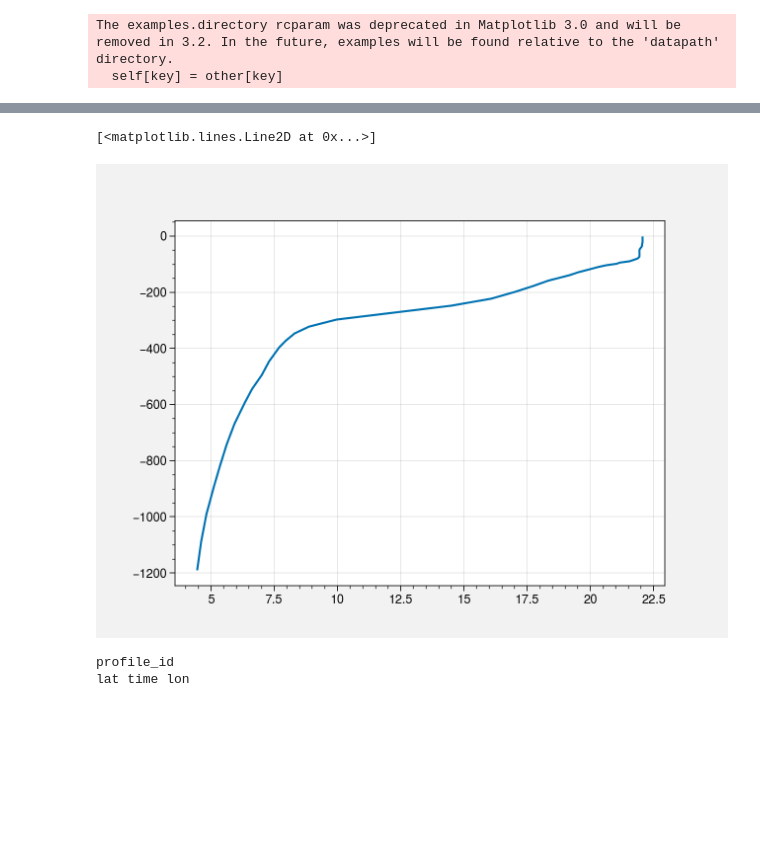
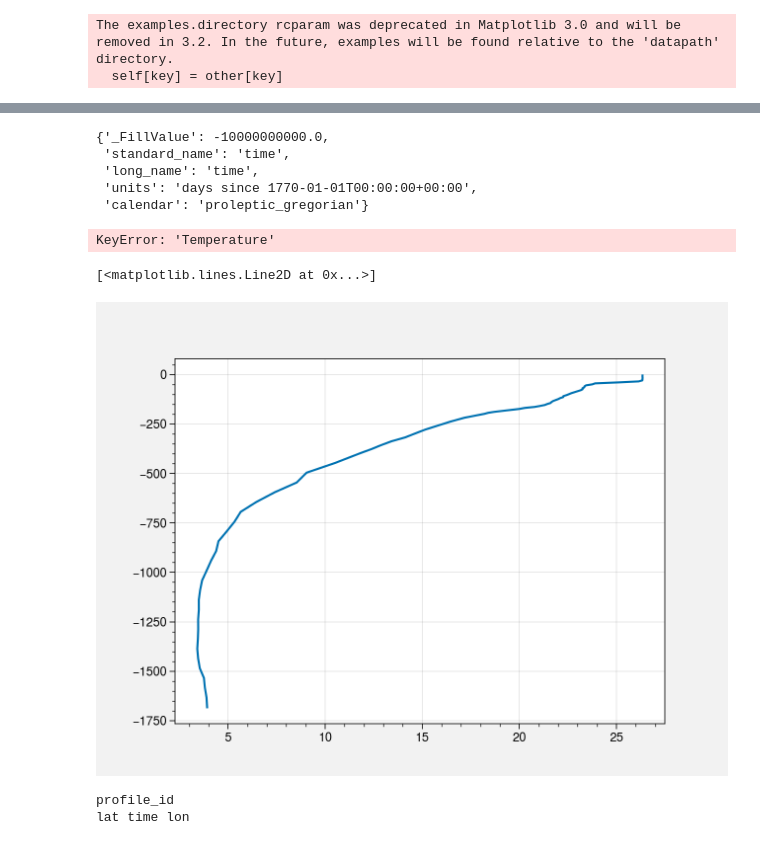
Before and after one commit to CARSv2/cars-v2, a Jupyter notebook: notebooks/WOD_to_CODAv2.ipynb, the cells around one changed output, grey strips where cells are left out. Drawn from its saved outputs; the diff is of its cells as text; code cells hidden in the pictures; blank space fills up the shorter version.

Commit message:
Added attributes and fixed several issues

```diff
--- a/notebooks/WOD_to_CODAv2.ipynb
+++ b/notebooks/WOD_to_CODAv2.ipynb
@@ -284,11 +318,22 @@ Writing file: WOD_CODA_2011_pfl_test_all_vars.nc
-# %%
-CODA_test = xarray.open_dataset(os.path.join(output_path,str(i_year),output_file_name))
+# %%
+attributes_data_container['time']
+# %% [output]
+{'_FillValue': -10000000000.0,
+ 'standard_name': 'time',
+ 'long_name': 'time',
+ 'units': 'days since 1770-01-01T00:00:00+00:00',
+ 'calendar': 'proleptic_gregorian'}
+# %%
+CODA_output_dataset['Temperature'].attrs['_FillValue']
+# %% [output]
+KeyError: 'Temperature'
 # %%
-i_cast =106
+i_cast =500
+
 plt.plot(CODA_test['Temperature'].isel(cast=i_cast),-CODA_test['z'].isel(cast=i_cast))
 # %% [output]
 [<matplotlib.lines.Line2D at 0x...>]
-[figure, old version]
+[figure, new version]
 # %%
 #point_data_container['wod_unique_cast'][i_profile] = WOD_profile_object.metadata('wod_unique_cast')
 variable_attributes = WOD_profile_object.show_variable_attr('wod_unique_cast')
```
Also changed, not shown: parts of 1 cell of this notebook.
